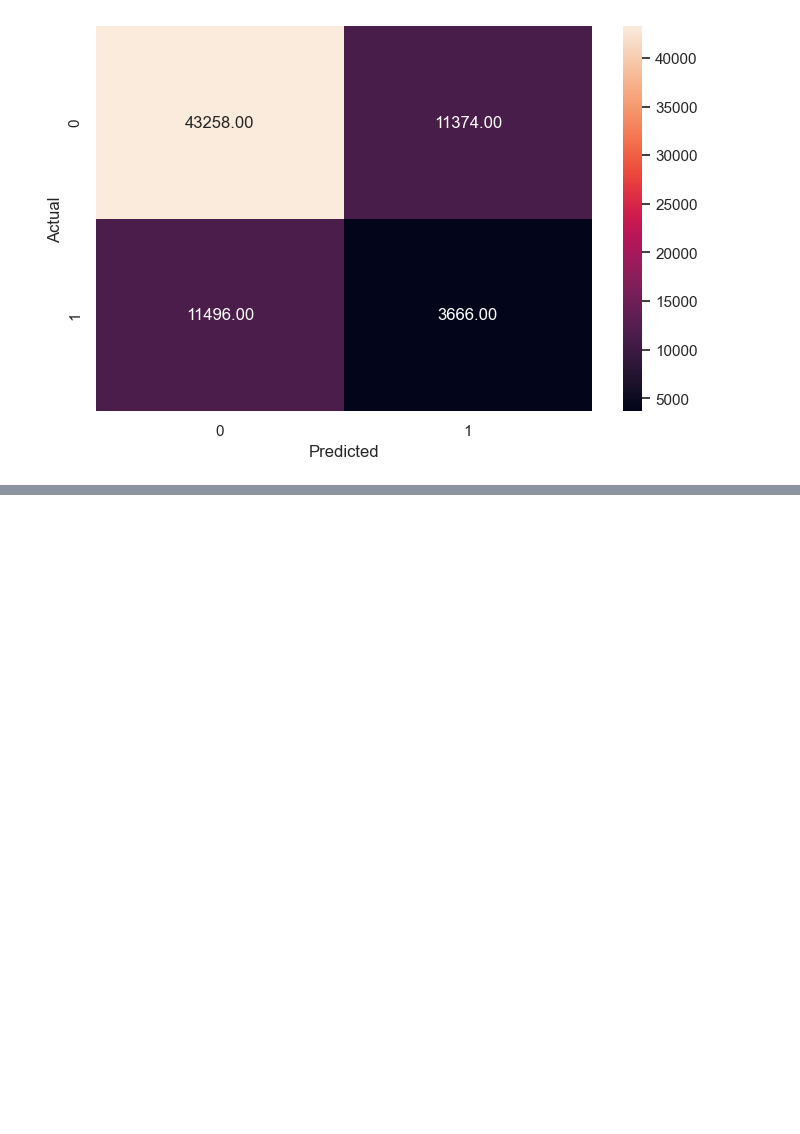
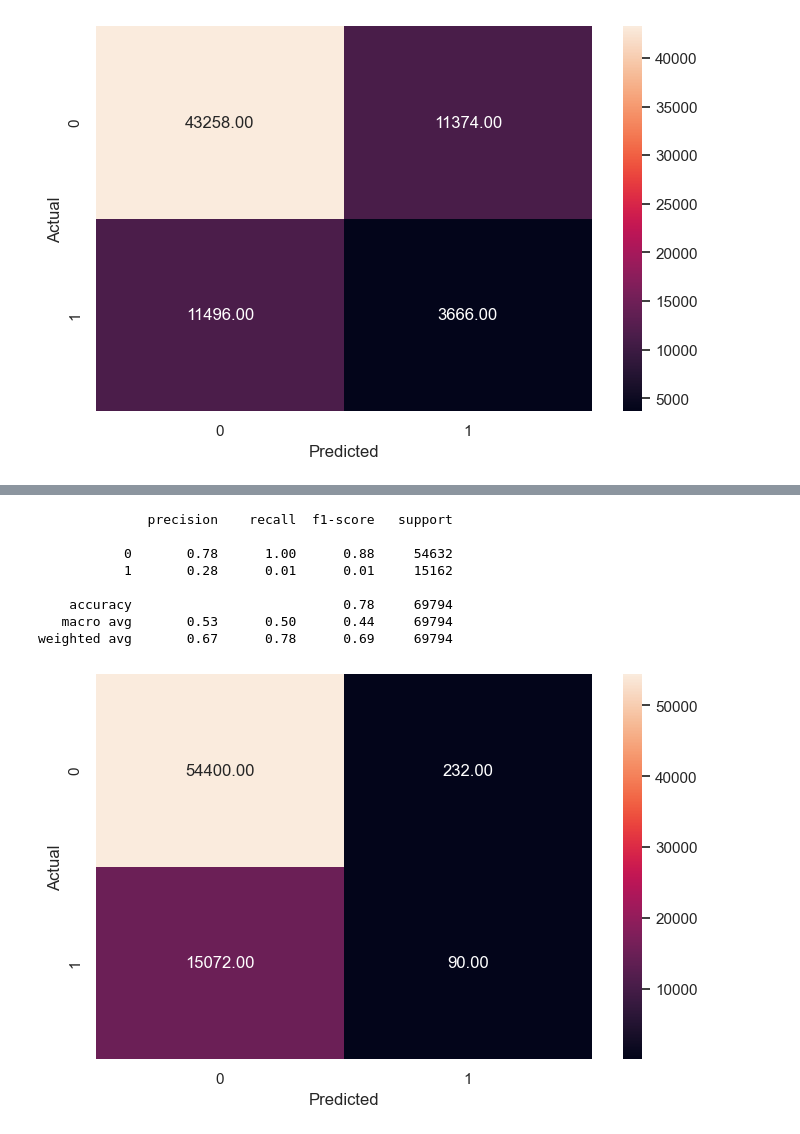
Before and after one commit to GabVergara/Alkemy, a Jupyter notebook: Prueba_alkemy2_modelos.ipynb, the cells around one changed output, grey strips where cells are left out. Cells and saved outputs as stored; diff of their text form; code cells hidden in the pictures; blank space fills up the shorter version.

```diff
--- a/Prueba_alkemy2_modelos.ipynb
+++ b/Prueba_alkemy2_modelos.ipynb
@@ -244,0 +383,13 @@ weighted avg       0.67      0.67      0.67     69794
+# %%
+y_pred_tuned = estimator.predict(X_test)
+metrics_score(y_test,y_pred_tuned)
+# %% [output]
+              precision    recall  f1-score   support
+
+           0       0.78      1.00      0.88     54632
+           1       0.28      0.01      0.01     15162
+
+    accuracy                           0.78     69794
+   macro avg       0.53      0.50      0.44     69794
+weighted avg       0.67      0.78      0.69     69794
+[figure, added]
```
Also changed, not shown: parts of 37 cells of this notebook.
